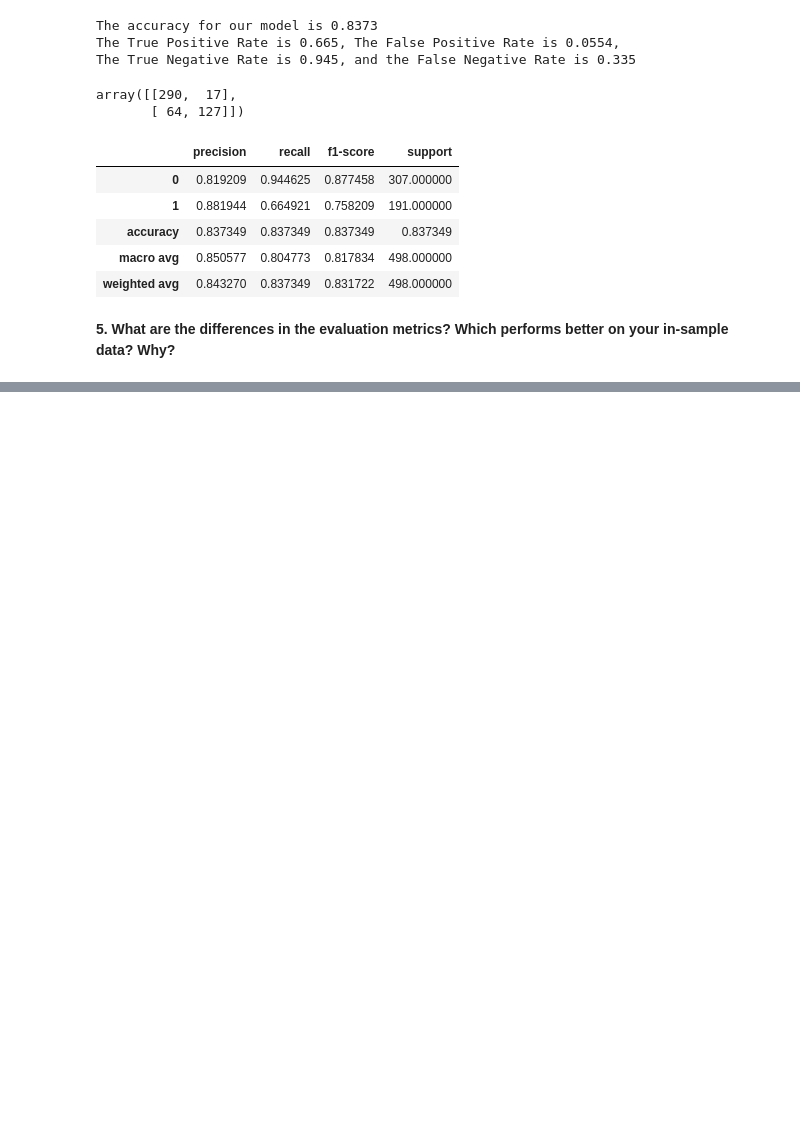
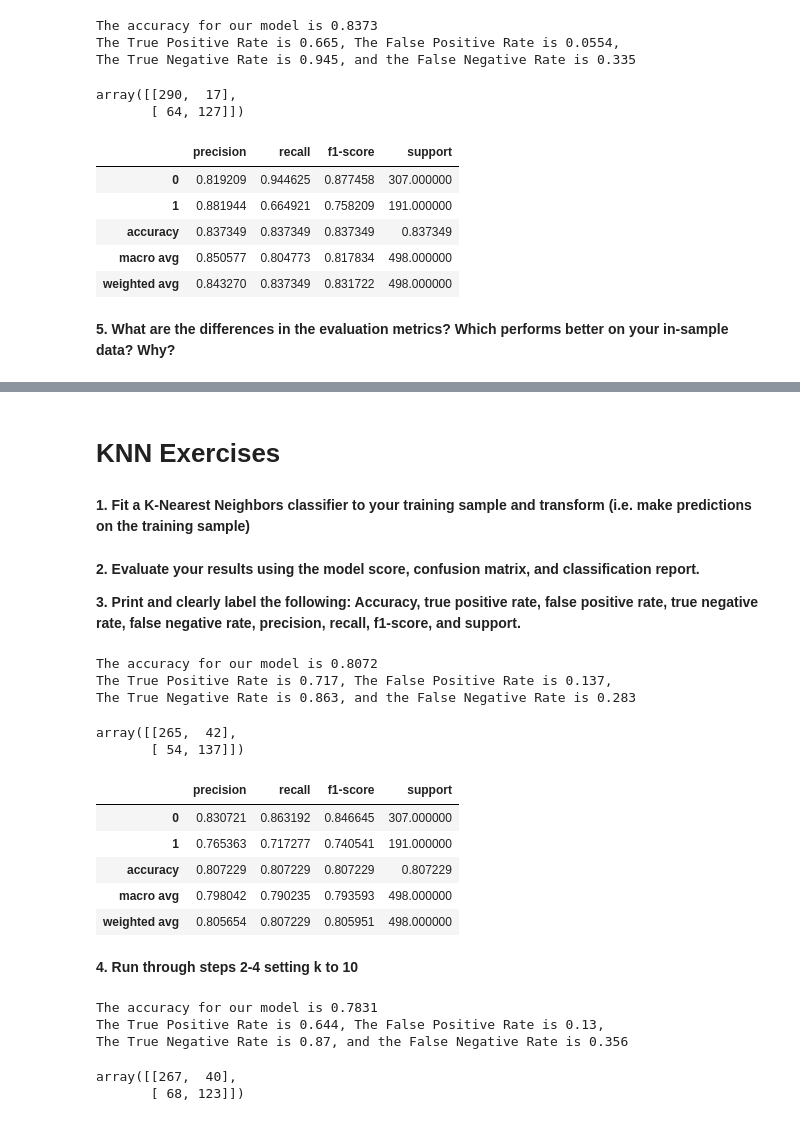
Before and after one commit to kristofer-rivera/classification-exercises, a Jupyter notebook: model.ipynb, the cells around one changed output, grey strips where cells are left out. Saved outputs shown, nothing was run; the diff lists cells and outputs as text; code cells hidden in the pictures; blank space fills up the shorter version.

```diff
--- a/model.ipynb
+++ b/model.ipynb
@@ -338,0 +344,48 @@ The first model had lower mimimum sample leafs and higher max depth allowing the
+# %% [markdown]
+# KNN Exercises
+# %% [markdown]
+**1. Fit a K-Nearest Neighbors classifier to your training sample and transform (i.e. make predictions on the training sample)**
+# %%
+# Create and fit K-Nearest Neighbor model
+
+knn = KNeighborsClassifier()
+knn = knn.fit(X_train, y_train)
+# %% [markdown]
+**2. Evaluate your results using the model score, confusion matrix, and classification report.**
+
+**3. Print and clearly label the following: Accuracy, true positive rate, false positive rate, true negative rate, false negative rate, precision, recall, f1-score, and support.**
+# %%
+# Creating predictions and evaluating
+accuracy = knn.score(X, y)
+y_pred = knn.predict(X)
+conf = confusion_matrix(y, y_pred)
+class_report = pd.DataFrame(classification_report(y, y_pred, output_dict=True)).T
+conf = confusion_matrix(y, y_pred)
+tpr = conf[1][1] / conf[1].sum()
+fpr = conf[0][1] / conf[0].sum()
+tnr = conf[0][0] / conf[0].sum()
+fnr = conf[1][0] / conf[1].sum()
+print(f'''
+The accuracy for our model is {accuracy:.4}
+The True Positive Rate is {tpr:.3}, The False Positive Rate is {fpr:.3},
+The True Negative Rate is {tnr:.3}, and the False Negative Rate is {fnr:.3}
+''')
+conf
+# %% [output]
+The accuracy for our model is 0.8072
+The True Positive Rate is 0.717, The False Positive Rate is 0.137,
+The True Negative Rate is 0.863, and the False Negative Rate is 0.283
+array([[265,  42],
+       [ 54, 137]])
+# %%
+# Classification report
+class_report
+# %% [output]
+|  | precision | recall | f1-score | support |
+| 0 | 0.830721 | 0.863192 | 0.846645 | 307.000000 |
+| 1 | 0.765363 | 0.717277 | 0.740541 | 191.000000 |
+| accuracy | 0.807229 | 0.807229 | 0.807229 | 0.807229 |
+| macro avg | 0.798042 | 0.790235 | 0.793593 | 498.000000 |
+| weighted avg | 0.805654 | 0.807229 | 0.805951 | 498.000000 |
+# %% [markdown]
+**4. Run through steps 2-4 setting k to 10**
@@ -338,0 +397,23 @@ The first model had lower mimimum sample leafs and higher max depth allowing the
+# %%
+# Creating predictions and evaluating
+accuracy = knn10.score(X, y)
+y_pred = knn10.predict(X)
+conf = confusion_matrix(y, y_pred)
+class_report = pd.DataFrame(classification_report(y, y_pred, output_dict=True)).T
+conf = confusion_matrix(y, y_pred)
+tpr = conf[1][1] / conf[1].sum()
+fpr = conf[0][1] / conf[0].sum()
+tnr = conf[0][0] / conf[0].sum()
+fnr = conf[1][0] / conf[1].sum()
+print(f'''
+The accuracy for our model is {accuracy:.4}
+The True Positive Rate is {tpr:.3}, The False Positive Rate is {fpr:.3},
+The True Negative Rate is {tnr:.3}, and the False Negative Rate is {fnr:.3}
+''')
+conf
+# %% [output]
+The accuracy for our model is 0.7831
+The True Positive Rate is 0.644, The False Positive Rate is 0.13,
+The True Negative Rate is 0.87, and the False Negative Rate is 0.356
+array([[267,  40],
+       [ 68, 123]])
```
Also changed, not shown: parts of 19 cells of this notebook.
